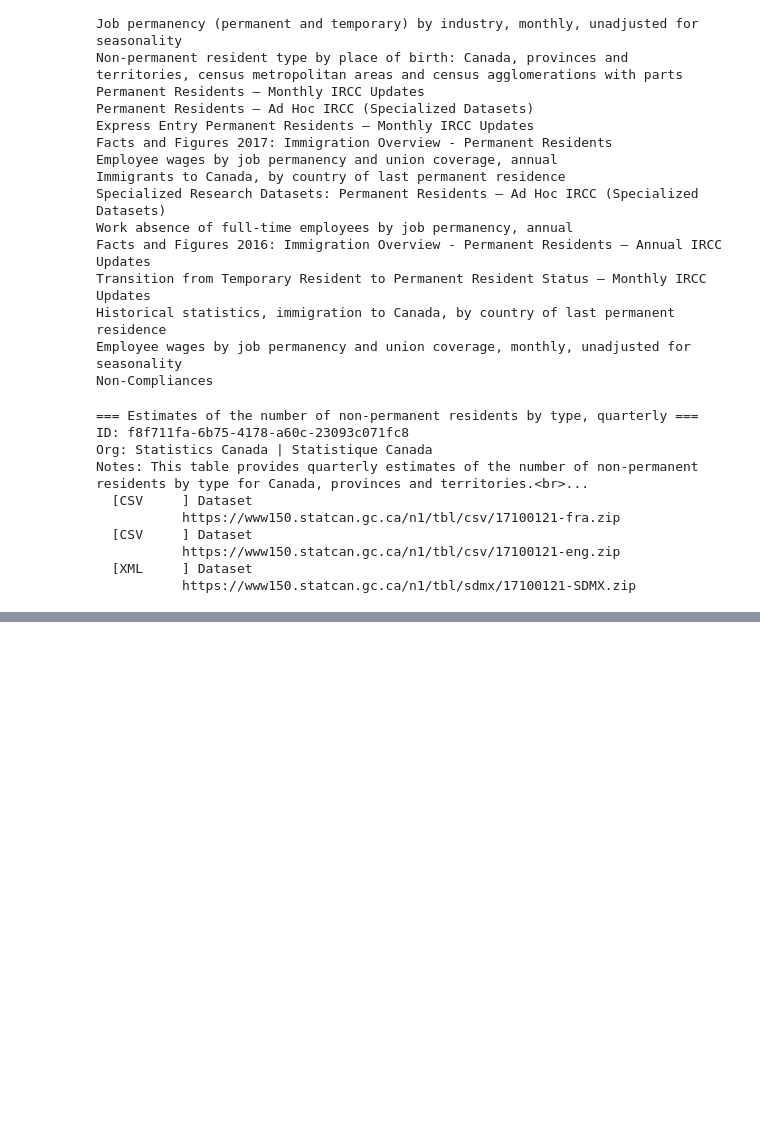
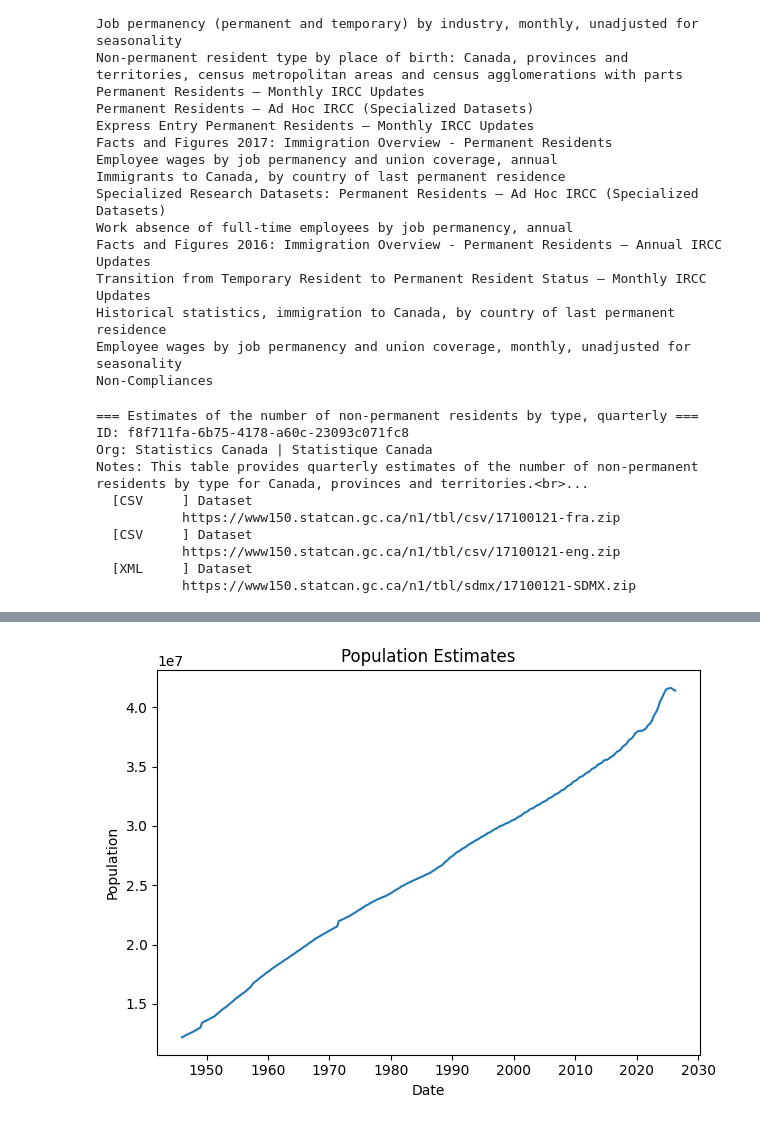
Before and after one commit to yrmo/gcinfo, a Jupyter notebook: non-permanent.ipynb, the cells around one changed output, grey strips where cells are left out. Cells and saved outputs as stored; diff of their text form; code cells hidden in the pictures; blank space fills up the shorter version.

Commit message:
Add total population graph

```diff
--- a/non-permanent.ipynb
+++ b/non-permanent.ipynb
@@ -57,0 +97,2 @@ df_metadata.head()
+# %%
+df_population, df_population_meta = gcinfo.download_zip("https://www150.statcan.gc.ca/n1/tbl/csv/17100009-eng.zip")
@@ -57,0 +111,3 @@ df_metadata.head()
+# %%
+df_canada_population = df_population[df_population["GEO"].str.contains("Canada")][["GEO", "REF_DATE", "VALUE"]]
+df_canada_population
@@ -57,0 +128,13 @@ df_metadata.head()
+# %%
+import pandas as pd
+import matplotlib.pyplot as plt
+
+df_canada_population["REF_DATE"] = pd.to_datetime(df_canada_population["REF_DATE"])
+
+plt.plot(df_canada_population["REF_DATE"], df_canada_population["VALUE"])
+plt.title("Population Estimates")
+plt.xlabel("Date")
+plt.ylabel("Population")
+plt.tight_layout()
+# %% [output]
+[figure, added]
```
Also changed, not shown: parts of 10 cells of this notebook.
